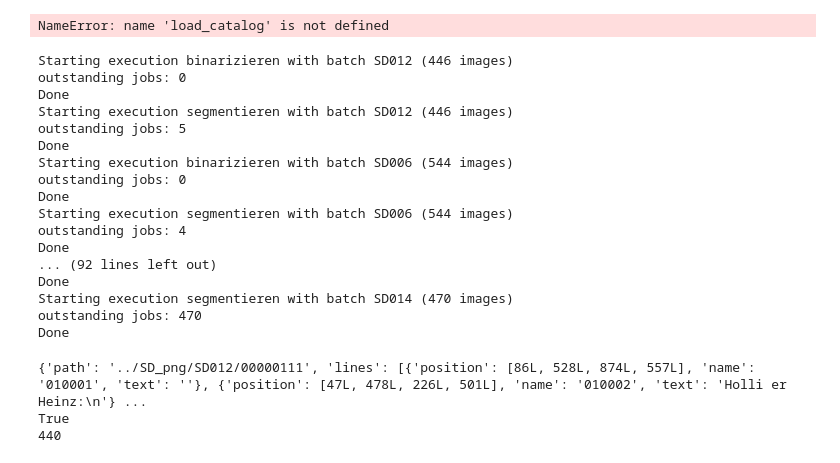
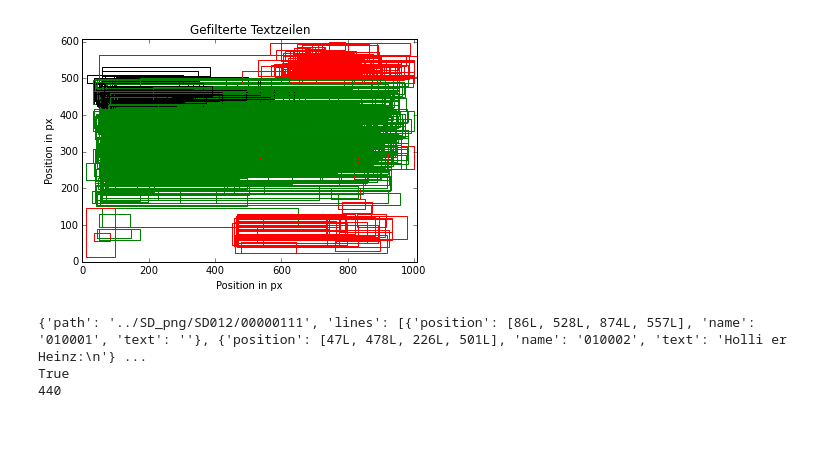
Before and after one commit to kaphka/catalog-ocr-test, a Jupyter notebook: db-based-conversion.ipynb, the cells around one changed output. Drawn from its saved outputs; the diff is of its cells as text; code cells hidden in the pictures; blank space fills up the shorter version.

```diff
--- a/db-based-conversion.ipynb
+++ b/db-based-conversion.ipynb
@@ -120,3 +99,14 @@ NameError: name 'catalog' is not defined
+# %%
+def index_line_filter(line):
+    x0, y0 ,x1,y1 = line['position']
+    if x0 < 400 and x1 > 100:
+        return True
+    else:
+        return False
+
+plot_catalog(catalog, page_filter,index_line_filter)
+# %% [output]
+[figure, added]
 # %%
 CAT_NAME = 'SD'
 CAT_CONV = 'SD_png'
@@ -128,46 +119 @@ page1 = {'path': '../SD_png/SD012/00000111'}
-# %%
-load_catalog
-# batched execution:
-bin_job  = lambda page: binarize(page['path'])
-seg_job  = lambda page: segment( page['path'])
-bin_is_complete = lambda page: op.isfile(change_path(page['path'],ext='.bin.png'))
-seg_is_complete = lambda page: op.isfile(change_path(page['path'],ext='.pseg.png'))
-job_queues  = {'binarisieren': (bin_job,bin_is_complete), 'segmentieren' : (seg_job, seg_is_complete)}
-for task in job_queue:
-    process, fcomplete = task
-# %% [output]
-NameError: name 'load_catalog' is not defined
-# %%
-
-for idx in batches(CAT_PATH):
-    for name, job in job_queue.items():
-        batched_pages = [{'path': path} for path in catalog_pages(CAT_PATH,batch=idx,ext='.png')]
-        print('Starting execution {} with batch {} ({} images)'.format(name, idx, len(batched_pages)))
-        outstanding = [page for page in batched_pages if not job_filter[name](page)]
-        print 'outstanding jobs:', len(outstanding)
-        jobs  = map(job,  outstanding)
-#         execution = execute_queue(jobs)
-#         print execution['time']
-#         executions = map(execute_job, jobs)
-#         execution_stats(executions)
-
-        print('Done')
-# %% [output]
-Starting execution binarizieren with batch SD012 (446 images)
-outstanding jobs: 0
-Done
-Starting execution segmentieren with batch SD012 (446 images)
-outstanding jobs: 5
-Done
-Starting execution binarizieren with batch SD006 (544 images)
-outstanding jobs: 0
-Done
-Starting execution segmentieren with batch SD006 (544 images)
-outstanding jobs: 4
-Done
-... (92 lines left out)
-Done
-Starting execution segmentieren with batch SD014 (470 images)
-outstanding jobs: 470
-Done
 # %%
```
Also changed, not shown: parts of 9 cells of this notebook.
